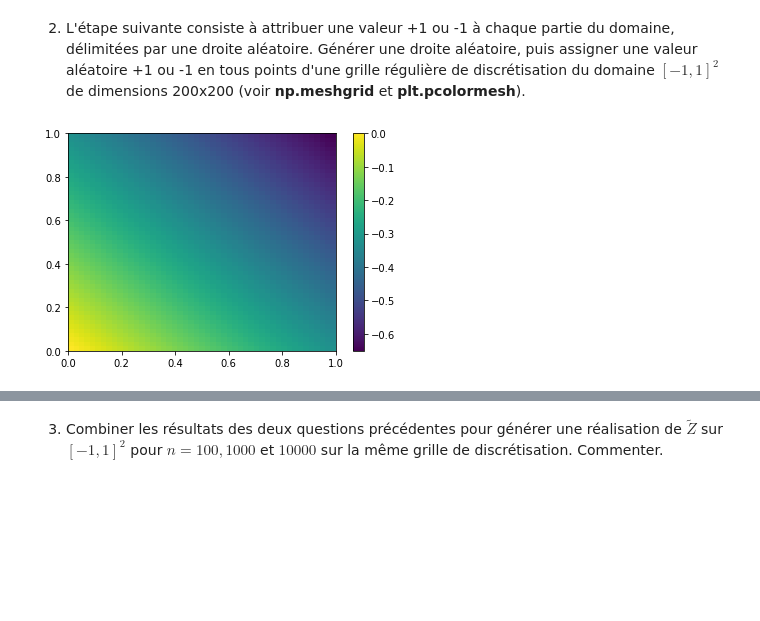
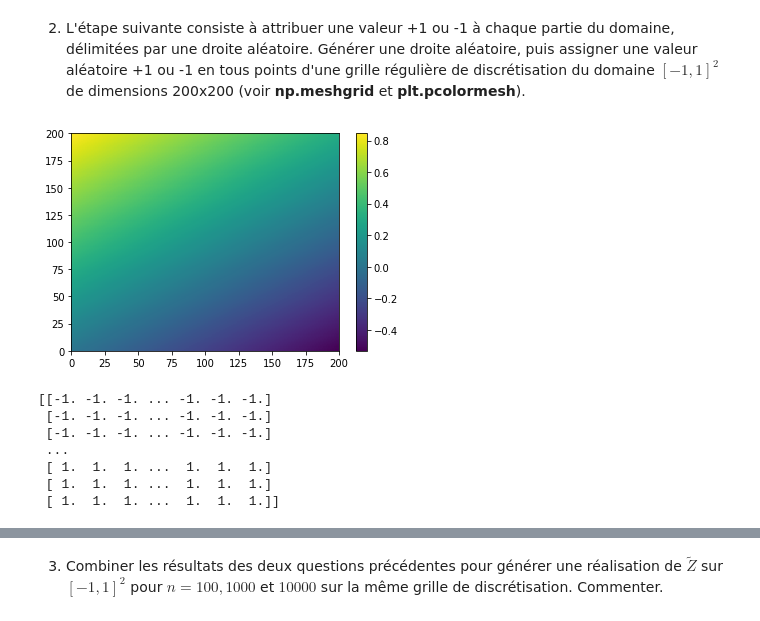
Before and after one commit to gabrielleberrada/projet_num_proba, a Jupyter notebook: Projet_numerique_de_Probabilités_2022 - enonce.ipynb, the cells around one changed output, grey strips where cells are left out. Drawn from its saved outputs; the diff is of its cells as text; code cells hidden in the pictures; blank space fills up the shorter version.

```diff
--- a/Projet_numerique_de_Probabilités_2022 - enonce.ipynb
+++ b/Projet_numerique_de_Probabilités_2022 - enonce.ipynb
@@ -410,16 +441,22 @@ plt.show()
 2. L'étape suivante consiste à attribuer une valeur +1 ou -1 à chaque partie du domaine, délimitées par une droite aléatoire. Générer une droite aléatoire, puis assigner une valeur aléatoire +1 ou -1 en tous points d'une grille régulière de discrétisation du domaine $[-1,1]^2$ de dimensions 200x200 (voir **np.meshgrid** et **plt.pcolormesh**).
 # %%
 def f(x, y, alpha):
-    return x*np.cos(alpha) + y*np.cos(alpha)
+    return x*np.cos(alpha) + y*np.sin(alpha)
 
-x = np.linspace(0, 1)
-y = np.linspace(0, 1)
-X, Y = np.meshgrid(x, y)
-alpha = np.random.uniform(0, np.pi)
+x, y, alpha, p = random_straight_line()
+X, Y = np.meshgrid(np.linspace(0, 1, 200), np.linspace(0, 1, 200))
 Z = f(X, Y, alpha)
-
-plt.pcolormesh(X, Y, Z)
+plt.pcolormesh(Z)
 plt.colorbar()
 plt.show()
+grid = np.ones((200,200))
+grid[Z>Z.mean()]=-1
 # %% [output]
-[figure, old version]
+[figure, new version]
+[[-1. -1. -1. ... -1. -1. -1.]
+ [-1. -1. -1. ... -1. -1. -1.]
+ [-1. -1. -1. ... -1. -1. -1.]
+ ...
+ [ 1.  1.  1. ...  1.  1.  1.]
+ [ 1.  1.  1. ...  1.  1.  1.]
+ [ 1.  1.  1. ...  1.  1.  1.]]
```
Also changed, not shown: parts of 6 cells of this notebook.
